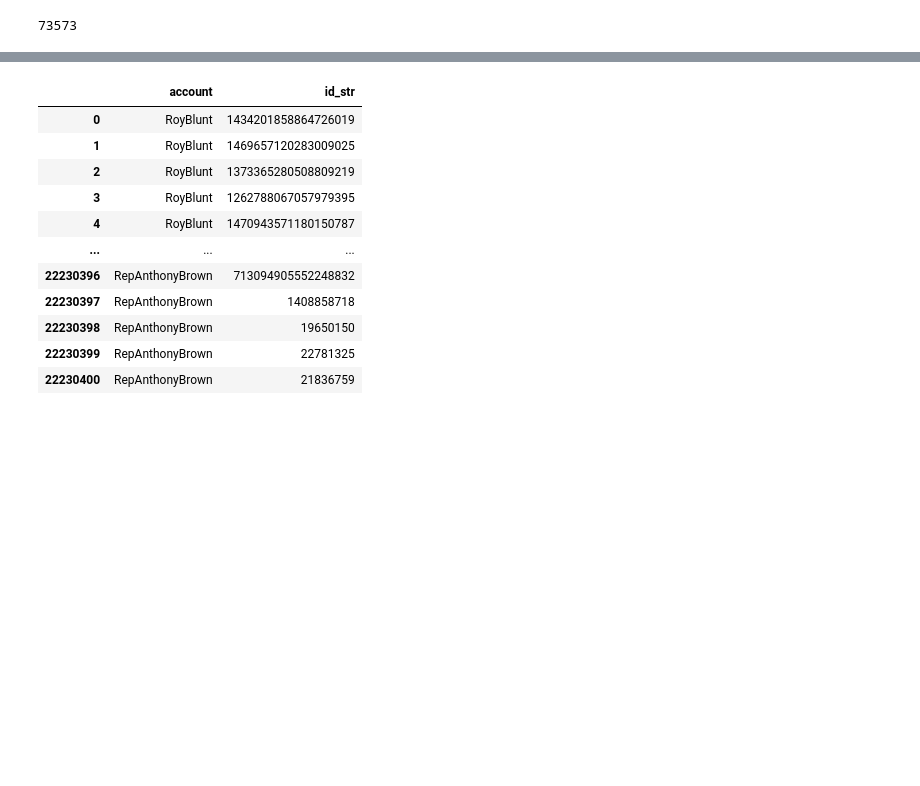
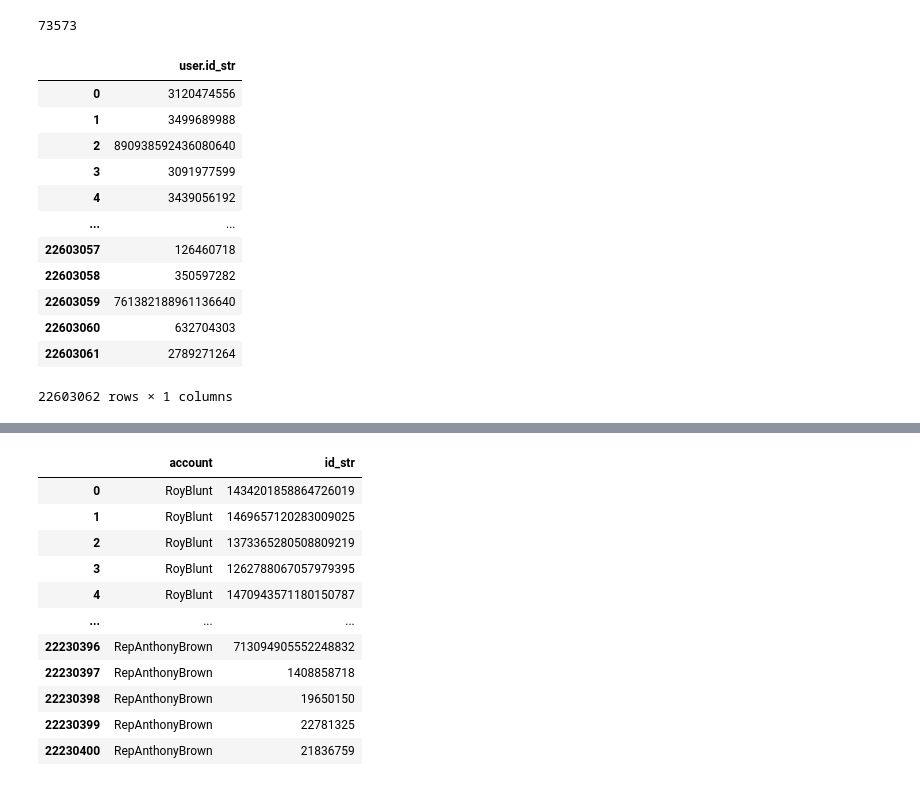
Before and after one commit to Ali-Omrani/transgressions-condemnation, a Jupyter notebook: Ideology/build_matrix.ipynb, the cells around one changed output, grey strips where cells are left out. Saved outputs shown, nothing was run; the diff lists cells and outputs as text; code cells hidden in the pictures; blank space fills up the shorter version.

```diff
--- a/Ideology/build_matrix.ipynb
+++ b/Ideology/build_matrix.ipynb
@@ -105,0 +117,16 @@ len(user_ids)
+# %%
+user_id_df.drop
+# %% [output]
+|  | user.id_str |
+| 0 | 3120474556 |
+| 1 | 3499689988 |
+| 2 | 890938592436080640 |
+| 3 | 3091977599 |
+| 4 | 3439056192 |
+| ... | ... |
+| 22603057 | 126460718 |
+| 22603058 | 350597282 |
+| 22603059 | 761382188961136640 |
+| 22603060 | 632704303 |
+| 22603061 | 2789271264 |
+22603062 rows × 1 columns
```
Also changed, not shown: parts of 18 cells of this notebook, 3 other files.
